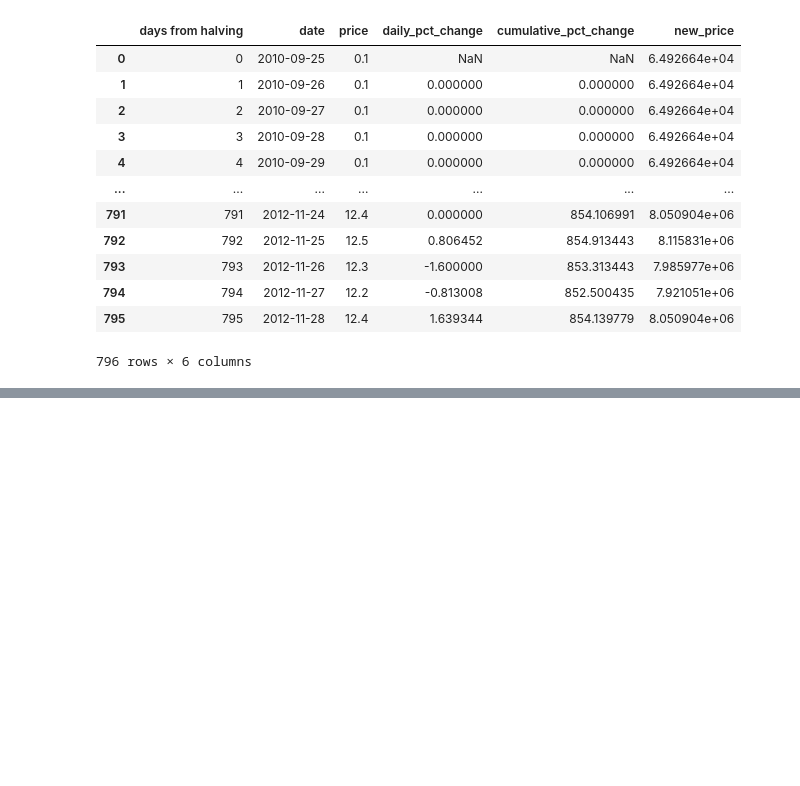
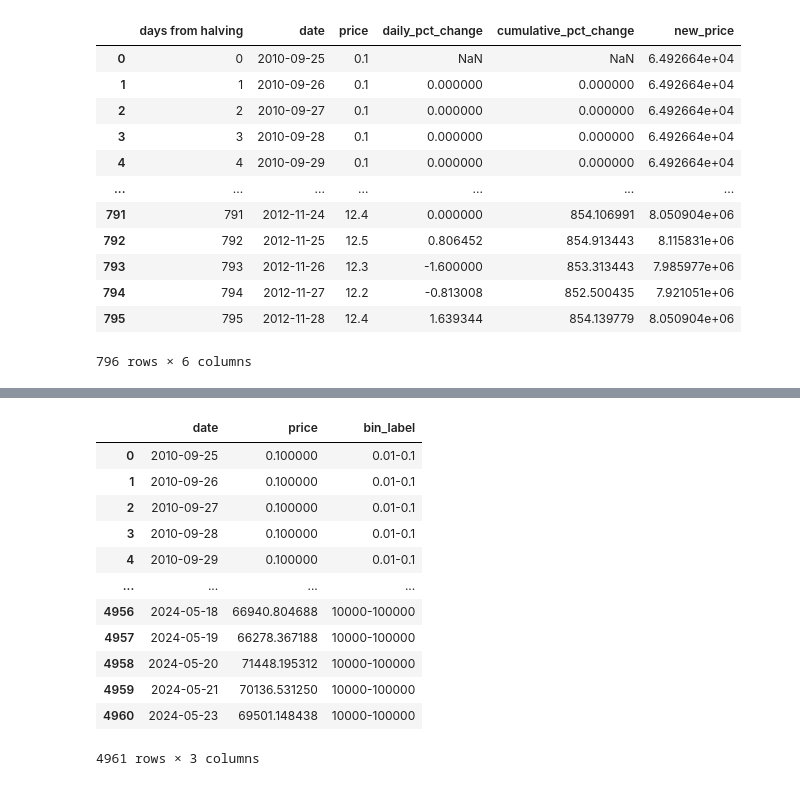
Before and after one commit to guevarch/BitcoinFinal, a Jupyter notebook: map2.ipynb, the cells around one changed output, grey strips where cells are left out. Saved outputs shown, nothing was run; the diff lists cells and outputs as text; code cells hidden in the pictures; blank space fills up the shorter version.

```diff
--- a/map2.ipynb
+++ b/map2.ipynb
@@ -197,0 +260,25 @@ fig.show()
+# %%
+days_df = df[['date', 'price']].copy()
+import pandas as pd
+
+# Define the bin ranges
+bins = [0.01,0.1, 1, 10, 100, 1000, 10000, 100000]
+
+# Create the bin labels
+bin_labels = ['0.01-0.1','0.1-1', '1-10', '10-100', '100-1000', '1000-10000', '10000-100000']
+# Cut the 'days_df' DataFrame by the bins and create a new column 'bin_label'
+days_df['bin_label'] = pd.cut(days_df['price'], bins=bins, labels=bin_labels)
+# %% [output]
+|  | date | price | bin_label |
+| 0 | 2010-09-25 | 0.100000 | 0.01-0.1 |
+| 1 | 2010-09-26 | 0.100000 | 0.01-0.1 |
+| 2 | 2010-09-27 | 0.100000 | 0.01-0.1 |
+| 3 | 2010-09-28 | 0.100000 | 0.01-0.1 |
+| 4 | 2010-09-29 | 0.100000 | 0.01-0.1 |
+| ... | ... | ... | ... |
+| 4956 | 2024-05-18 | 66940.804688 | 10000-100000 |
+| 4957 | 2024-05-19 | 66278.367188 | 10000-100000 |
+| 4958 | 2024-05-20 | 71448.195312 | 10000-100000 |
+| 4959 | 2024-05-21 | 70136.531250 | 10000-100000 |
+| 4960 | 2024-05-23 | 69501.148438 | 10000-100000 |
+4961 rows × 3 columns
```
Also changed, not shown: parts of 7 cells of this notebook, 2 other files.
